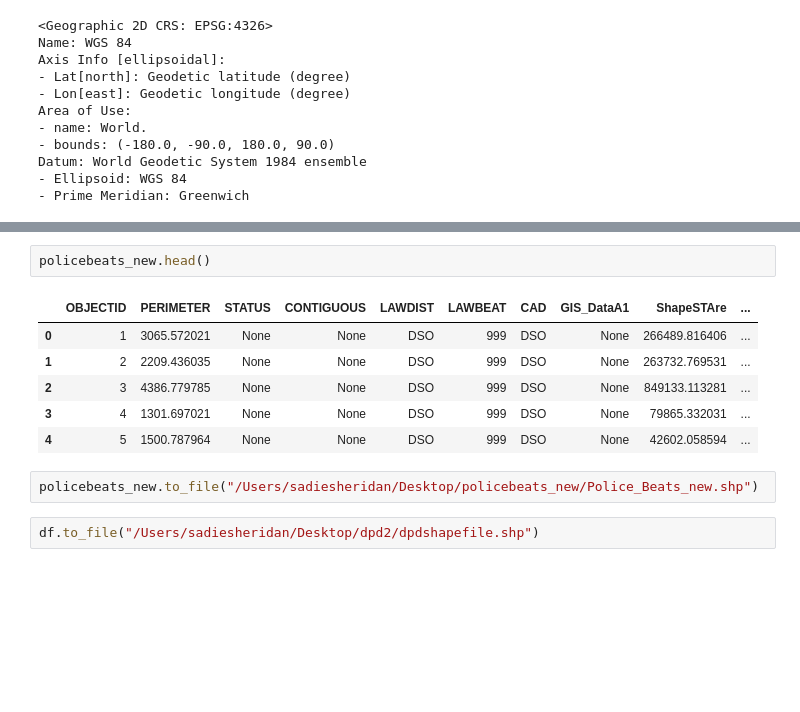
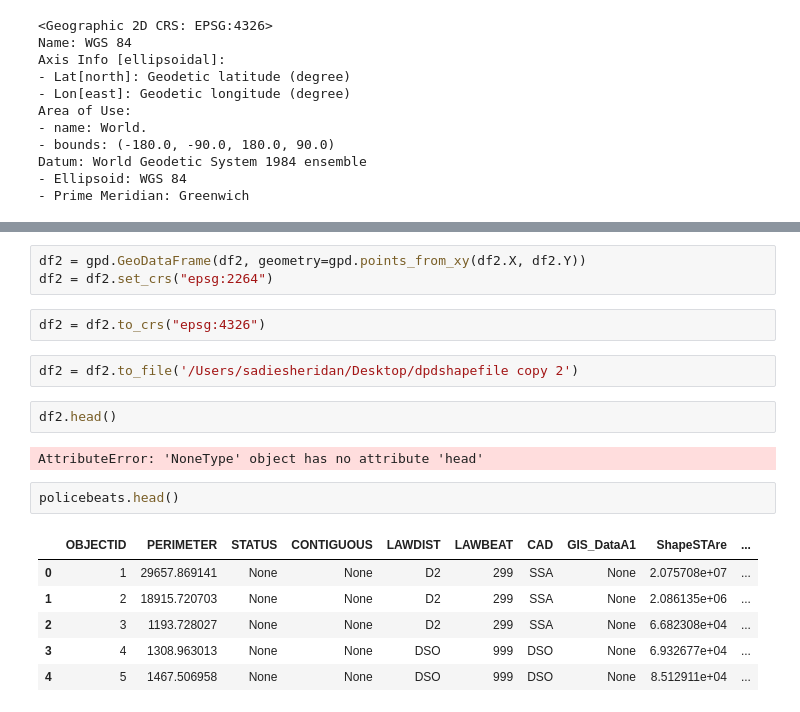
Before and after one commit to sadiesheridan/dataplus-project27-community-safety-durham, a Jupyter notebook: 10_code/DataPlus1.ipynb, the cells around one changed output, grey strips where cells are left out. Cells and saved outputs as stored; diff of their text form; blank space fills up the shorter version.

```diff
--- a/10_code/DataPlus1.ipynb
+++ b/10_code/DataPlus1.ipynb
@@ -353,13 +356,20 @@ CRSError: Invalid projection: sr-org:12: (Internal Proj Error: proj_create: crs
+# %%
+df2 = gpd.GeoDataFrame(df2, geometry=gpd.points_from_xy(df2.X, df2.Y))
+df2 = df2.set_crs("epsg:2264")
+# %%
+df2 = df2.to_crs("epsg:4326")
+# %%
+df2 = df2.to_file('/Users/sadiesheridan/Desktop/dpdshapefile copy 2')
 # %%
-policebeats_new.head()
+df2.head()
 # %% [output]
-|  | OBJECTID | PERIMETER | STATUS | CONTIGUOUS | LAWDIST | LAWBEAT | CAD | GIS_DataA1 | ShapeSTAre | ... |
-| 0 | 1 | 3065.572021 | None | None | DSO | 999 | DSO | None | 266489.816406 | ... |
-| 1 | 2 | 2209.436035 | None | None | DSO | 999 | DSO | None | 263732.769531 | ... |
-| 2 | 3 | 4386.779785 | None | None | DSO | 999 | DSO | None | 849133.113281 | ... |
-| 3 | 4 | 1301.697021 | None | None | DSO | 999 | DSO | None | 79865.332031 | ... |
-| 4 | 5 | 1500.787964 | None | None | DSO | 999 | DSO | None | 42602.058594 | ... |
+AttributeError: 'NoneType' object has no attribute 'head'
-# %%
-policebeats_new.to_file("/Users/sadiesheridan/Desktop/policebeats_new/Police_Beats_new.shp")
-# %%
-df.to_file("/Users/sadiesheridan/Desktop/dpd2/dpdshapefile.shp")
+# %%
+policebeats.head()
+# %% [output]
+|  | OBJECTID | PERIMETER | STATUS | CONTIGUOUS | LAWDIST | LAWBEAT | CAD | GIS_DataA1 | ShapeSTAre | ... |
+| 0 | 1 | 29657.869141 | None | None | D2 | 299 | SSA | None | 2.075708e+07 | ... |
+| 1 | 2 | 18915.720703 | None | None | D2 | 299 | SSA | None | 2.086135e+06 | ... |
+| 2 | 3 | 1193.728027 | None | None | D2 | 299 | SSA | None | 6.682308e+04 | ... |
+| 3 | 4 | 1308.963013 | None | None | DSO | 999 | DSO | None | 6.932677e+04 | ... |
+| 4 | 5 | 1467.506958 | None | None | DSO | 999 | DSO | None | 8.512911e+04 | ... |
```
Also changed, not shown: parts of 15 cells of this notebook.
